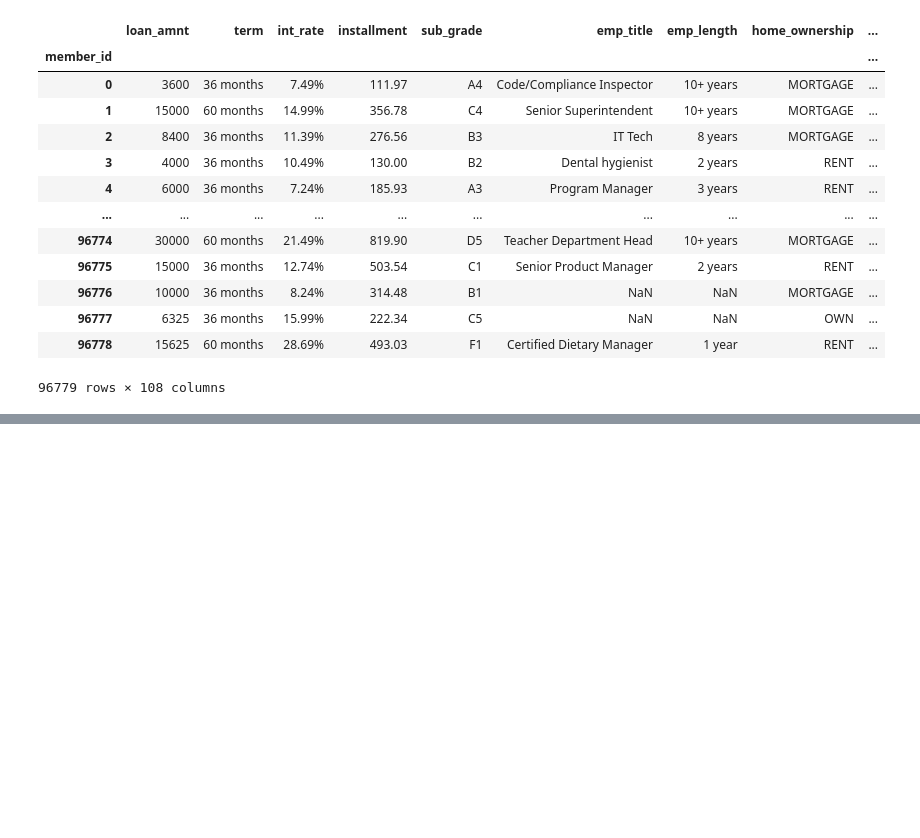
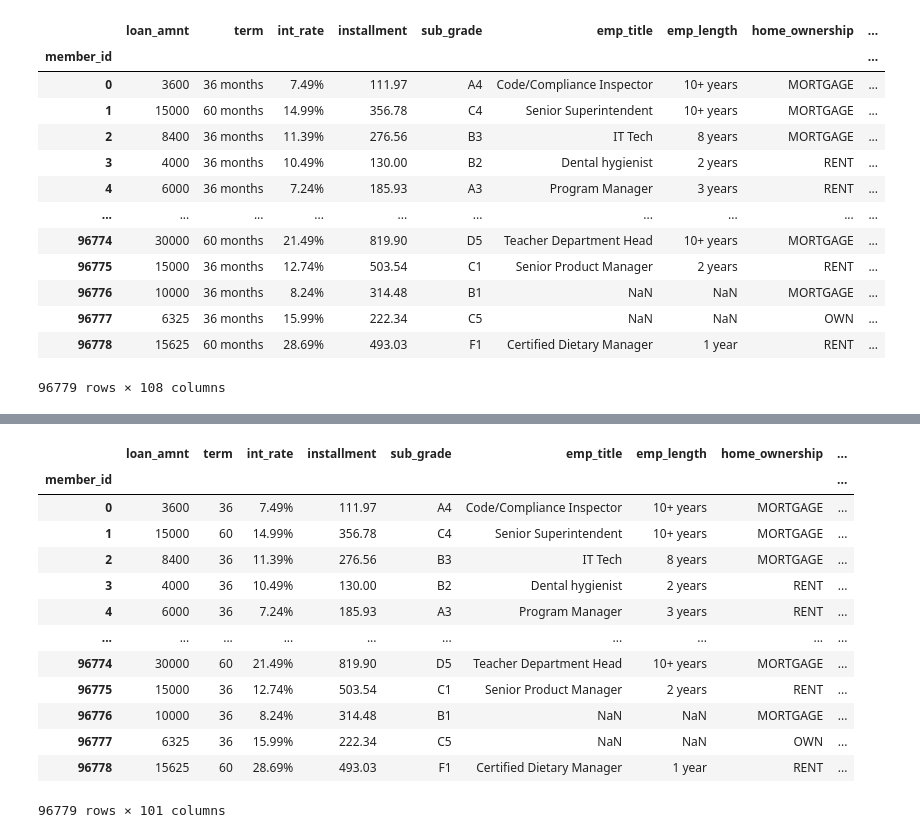
Before and after one commit to Jwag2128/Loan_Predictions, a Jupyter notebook: Loans_Data_Preprocessing.ipynb, the cells around one changed output, grey strips where cells are left out. Saved outputs shown, nothing was run; the diff lists cells and outputs as text; code cells hidden in the pictures; blank space fills up the shorter version.

```diff
--- a/Loans_Data_Preprocessing.ipynb
+++ b/Loans_Data_Preprocessing.ipynb
@@ -137,3 +137,8 @@ loans_df
 | 96777 | 6325 | 36 months | 15.99% | 222.34 | C5 | NaN | NaN | OWN | ... |
 | 96778 | 15625 | 60 months | 28.69% | 493.03 | F1 | Certified Dietary Manager | 1 year | RENT | ... |
 96779 rows × 108 columns
+# %%
+# Remove columns with incomplete info or info not needed
+loans_df = loans_df.drop(columns=["zip_code", "earliest_cr_line", "out_prncp_inv", "total_pymnt_inv",
+                                 "last_pymnt_d", "last_pymnt_d", "next_pymnt_d", "last_credit_pull_d"], axis=0)
+loans_df
@@ -139,0 +160,20 @@ loans_df
+# %%
+# Remove the word 'month' from term column and cgange datatype to int
+loans_df['term'] = loans_df['term'].str.replace('months', '')
+loans_df.astype({'term': 'int64'}).dtypes
+loans_df
+# %% [output]
+|  | loan_amnt | term | int_rate | installment | sub_grade | emp_title | emp_length | home_ownership | ... |
+| member_id |  |  |  |  |  |  |  |  | ... |
+| 0 | 3600 | 36 | 7.49% | 111.97 | A4 | Code/Compliance Inspector | 10+ years | MORTGAGE | ... |
+| 1 | 15000 | 60 | 14.99% | 356.78 | C4 | Senior Superintendent | 10+ years | MORTGAGE | ... |
+| 2 | 8400 | 36 | 11.39% | 276.56 | B3 | IT Tech | 8 years | MORTGAGE | ... |
+| 3 | 4000 | 36 | 10.49% | 130.00 | B2 | Dental hygienist | 2 years | RENT | ... |
+| 4 | 6000 | 36 | 7.24% | 185.93 | A3 | Program Manager | 3 years | RENT | ... |
+| ... | ... | ... | ... | ... | ... | ... | ... | ... | ... |
+| 96774 | 30000 | 60 | 21.49% | 819.90 | D5 | Teacher Department Head | 10+ years | MORTGAGE | ... |
+| 96775 | 15000 | 36 | 12.74% | 503.54 | C1 | Senior Product Manager | 2 years | RENT | ... |
+| 96776 | 10000 | 36 | 8.24% | 314.48 | B1 | NaN | NaN | MORTGAGE | ... |
+| 96777 | 6325 | 36 | 15.99% | 222.34 | C5 | NaN | NaN | OWN | ... |
+| 96778 | 15625 | 60 | 28.69% | 493.03 | F1 | Certified Dietary Manager | 1 year | RENT | ... |
+96779 rows × 101 columns
```
Also changed, not shown: parts of 6 cells of this notebook.
